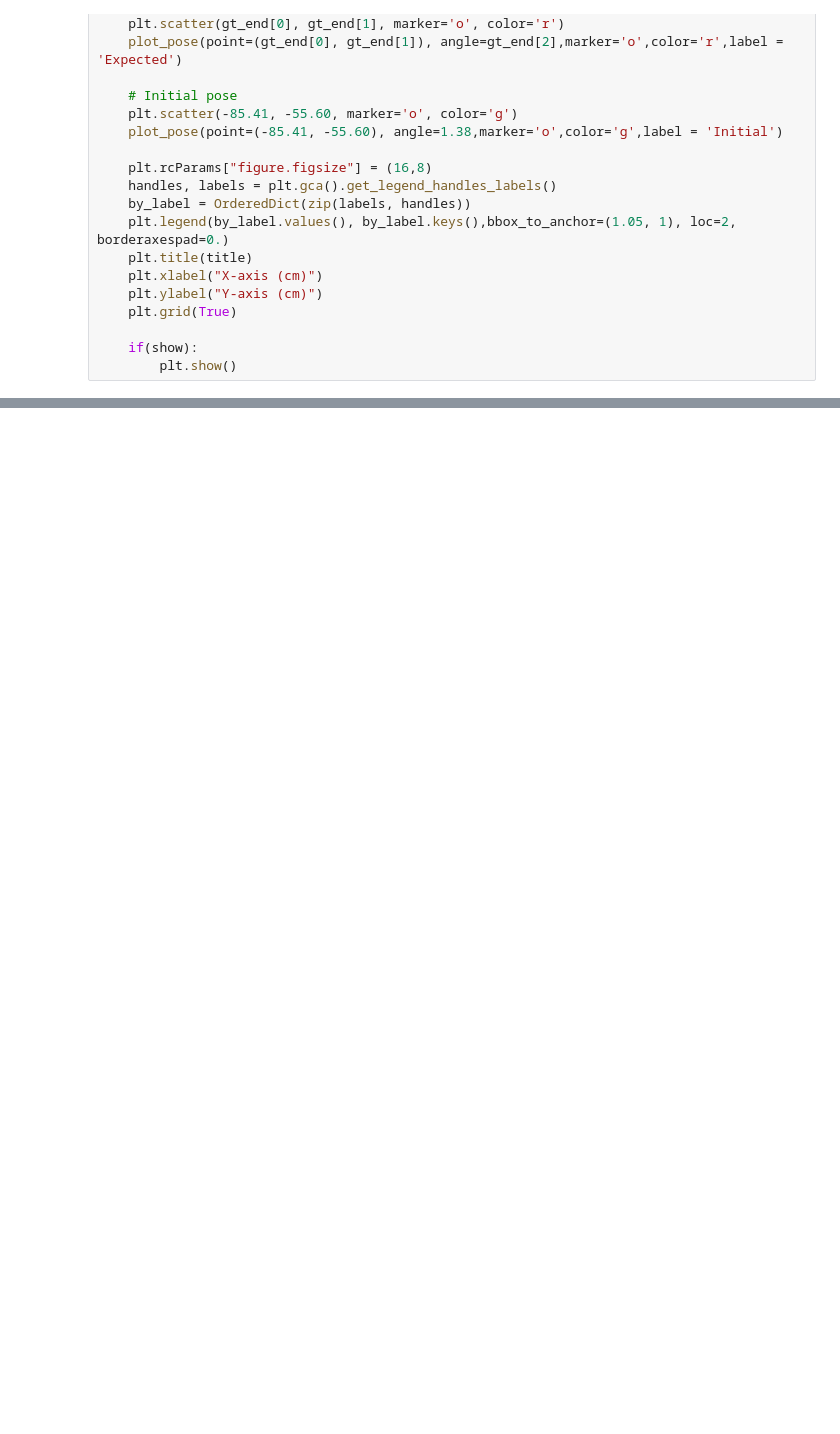
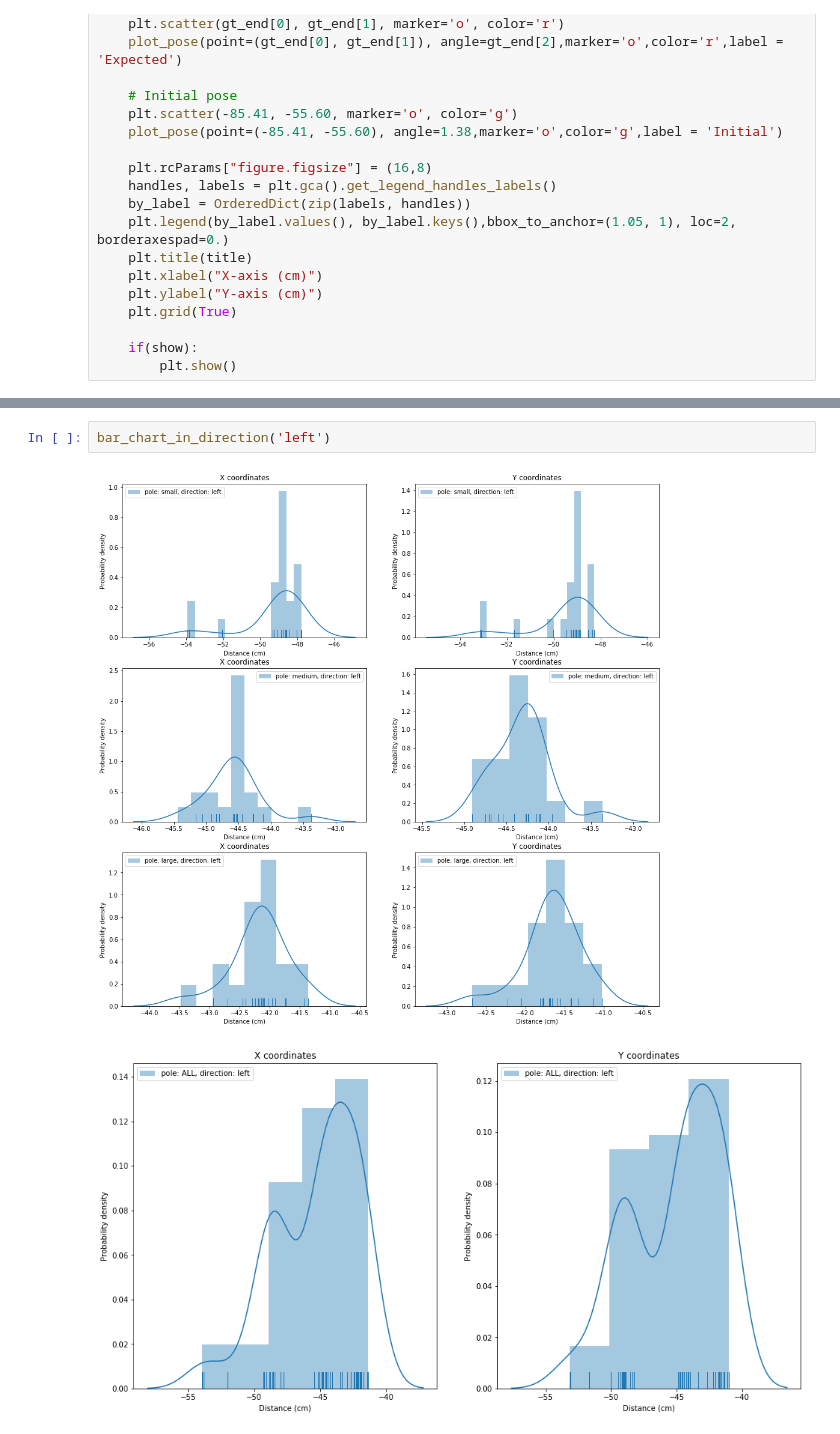
Before and after one commit to debaraj-barua/ScientificExperimentation-ss18, a Jupyter notebook: 05_ youBot_Placing_Experiment/src/pre-porcessing.ipynb, the cells around one changed output, grey strips where cells are left out. Drawn from its saved outputs; the diff is of its cells as text; blank space fills up the shorter version.

```diff
--- a/05_ youBot_Placing_Experiment/src/pre-porcessing.ipynb
+++ b/05_ youBot_Placing_Experiment/src/pre-porcessing.ipynb
@@ -206,0 +272,5 @@ plot_data(df, (gt[gt_index][0], gt[gt_index][1], gt[gt_index][2]), title)
+# %%
+bar_chart_in_direction('left')
+# %% [output]
+[figure, added]
+[figure, added]
```
Also changed, not shown: parts of 15 cells of this notebook.
